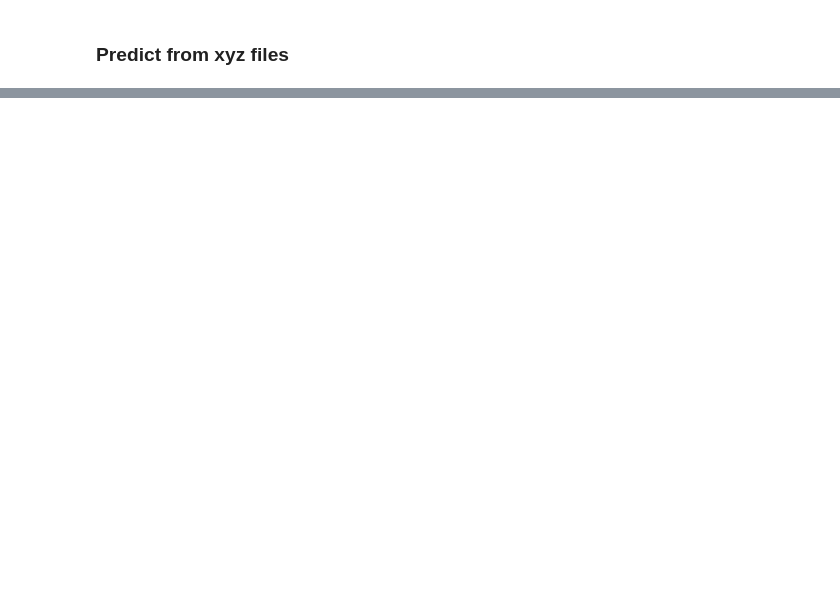
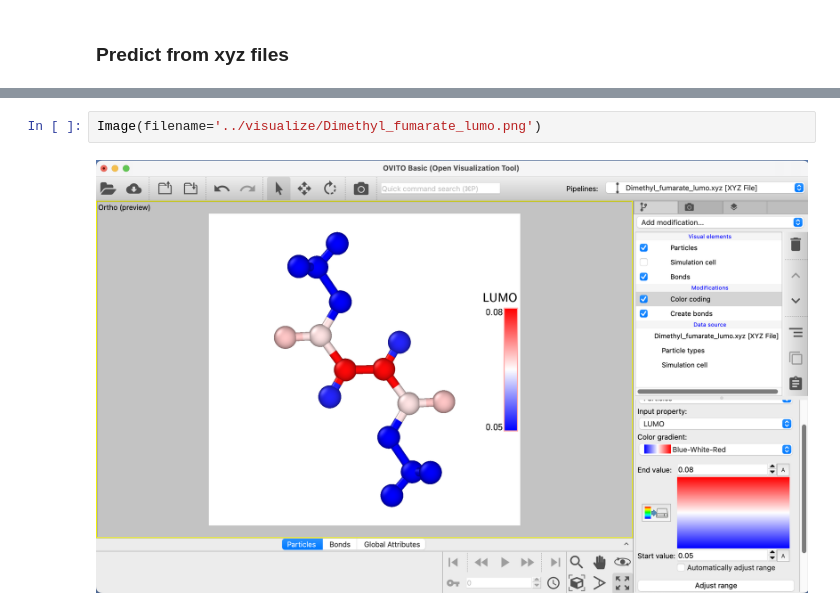
Before and after one commit to sinhvt3421/scann--material, a Jupyter notebook: notebooks/qm9_pretrained.ipynb, the cells around one changed output, grey strips where cells are left out. Cells and saved outputs as stored; diff of their text form; blank space fills up the shorter version.

```diff
--- a/notebooks/qm9_pretrained.ipynb
+++ b/notebooks/qm9_pretrained.ipynb
@@ -44,0 +121,4 @@ with open('visualize/{}_homo.xyz'.format(name), 'w') as f:
+# %%
+Image(filename='../visualize/Dimethyl_fumarate_lumo.png')
+# %% [output]
+[figure, added]
```
Also changed, not shown: parts of 10 cells of this notebook, 14 other files.
